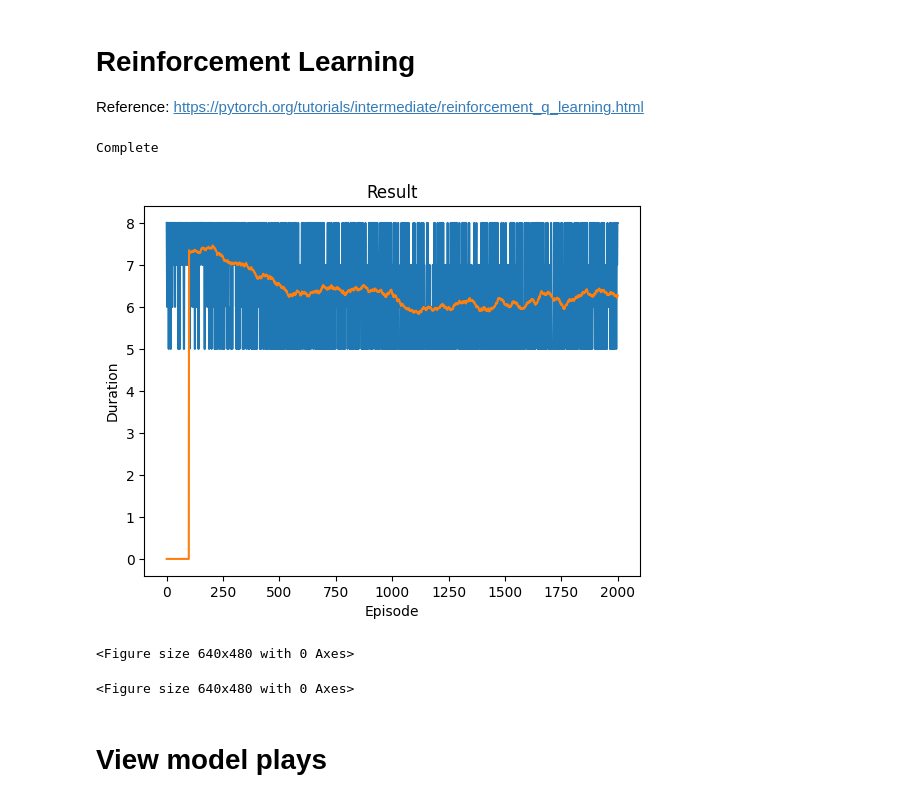
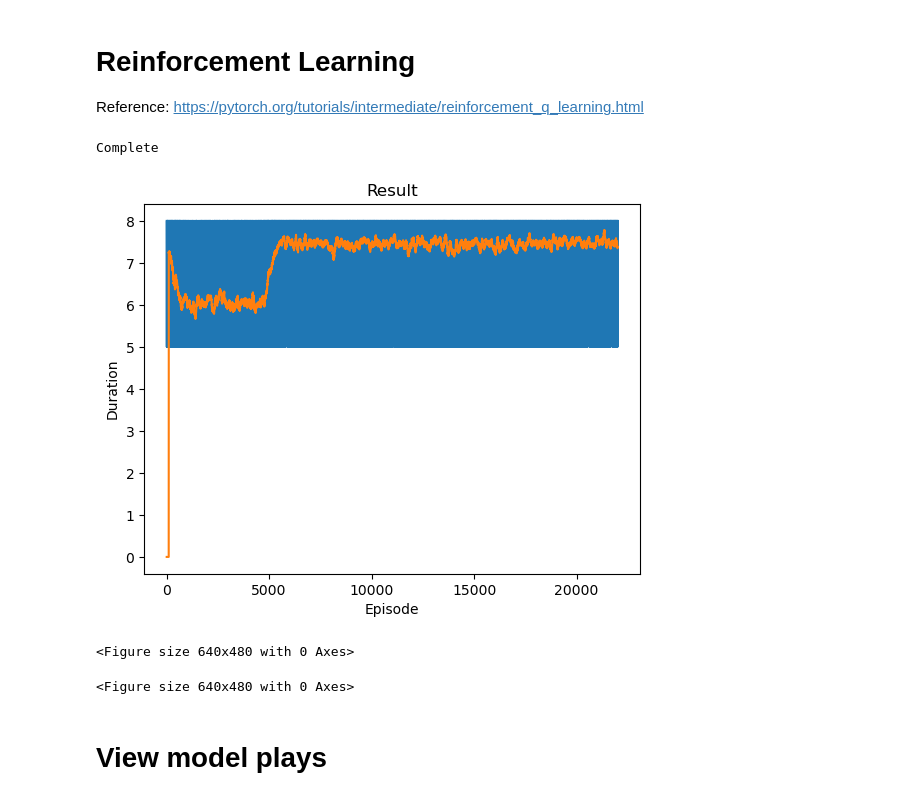
Before and after one commit to Jordanbarker/TicTacToe, a Jupyter notebook: Code new.ipynb, the cells around one changed output. Saved outputs shown, nothing was run; the diff lists cells and outputs as text; code cells hidden in the pictures.

```diff
--- a/Code new.ipynb
+++ b/Code new.ipynb
@@ -242,7 +244,7 @@ def plot_durations(show_result=False):
         else:
             display.display(plt.gcf())
 # %%
-num_episodes = 2000
+num_episodes = 20000
 
 for i_episode in range(num_episodes):
 
@@ -263,34 +265,34 @@ for i_episode in range(num_episodes):
             observation = None if terminated else torch.tensor(observation, dtype=torch.float32, device=device).unsqueeze(0)
             reward = torch.tensor([reward], device=device)
 
             # Store the transition in memory
             memory.push(observation_prev, action, observation, reward)
 
             # Perform one step of the optimization (on the policy network)
             optimize_model()
 
             # Soft update of the target network's weights
             # θ′ ← τ θ + (1 −τ )θ′
             target_net_state_dict = target_net.state_dict()
             policy_net_state_dict = policy_net.state_dict()
             for key in policy_net_state_dict:
                 target_net_state_dict[key] = policy_net_state_dict[key] * \
                     TAU + target_net_state_dict[key] * (1 - TAU)
             target_net.load_state_dict(target_net_state_dict)
 
         if terminated:
             episode_durations.append(t + 1)
             plot_durations()
             break
         players_turn *= -1 # Alternate player turns
 
 print("Complete")
 plot_durations(show_result=True)
 plt.ioff()
 plt.show()
 # %% [output]
 Complete
-[figure, old version]
+[figure, new version]
 <Figure size 640x480 with 0 Axes>
 <Figure size 640x480 with 0 Axes>
 # %% [markdown]
```
Also changed, not shown: parts of 6 cells of this notebook, 3 other files.
